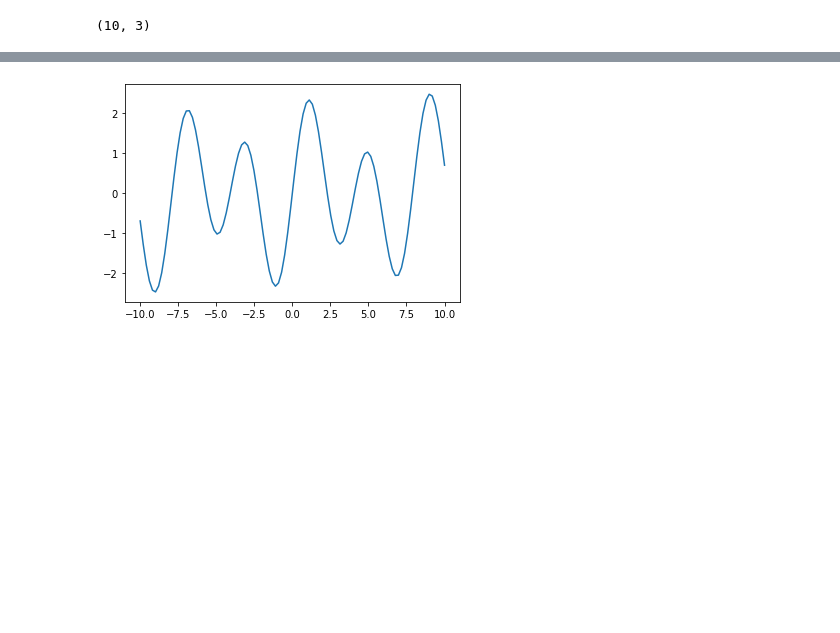
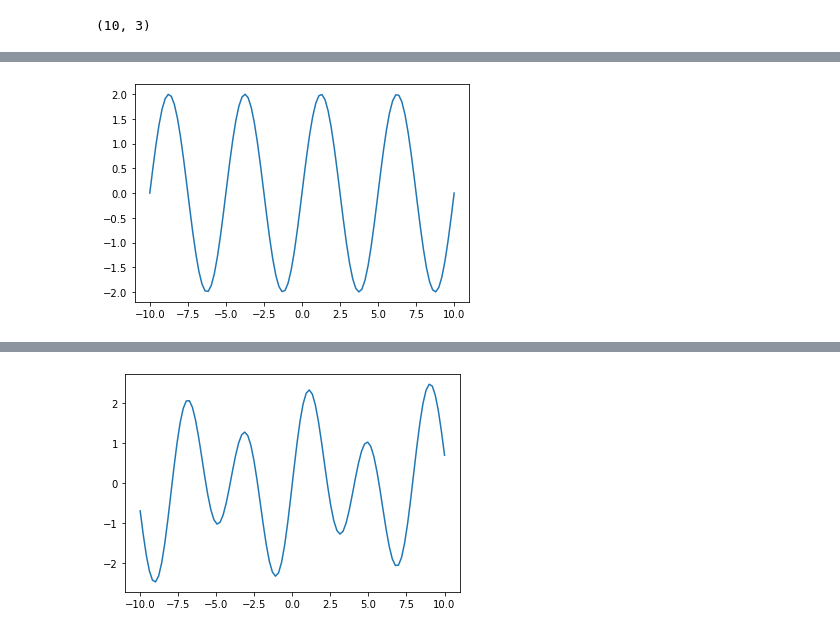
Before and after one commit to samuelzq/python_math, a Jupyter notebook: ch07/chp7.ipynb, the cells around one changed output, grey strips where cells are left out. Cells and saved outputs as stored; diff of their text form; code cells hidden in the pictures; blank space fills up the shorter version.

```diff
--- a/ch07/chp7.ipynb
+++ b/ch07/chp7.ipynb
@@ -108,0 +607,4 @@ plt.show()
+# %%
+x = np.array([[1,2,3], [4,5,6], [7,8,9], [10, 11, 12]])
+v = np.array([1, 0, 1])
+x + v
@@ -108,0 +765,23 @@ plt.show()
+# %%
+class Wave():
+    def __init__(self, amp, wl, v):
+        self.__amp = amp
+        self.__wl = wl
+        self.__v = v
+
+    def get_wave(self, x, t=0):
+        wave = self.__amp * np.sin((2*np.pi/self.__wl)
+                                      * (x - self.__v*t))
+        return wave
+
+    @staticmethod
+    def plot_wave(x, ax, wave):
+        ax.plot(x, wave)
+# %%
+x = np.linspace(-10, 10, 100)
+w1 = Wave(2, 5, 2)
+fig = plt.figure()
+w1.plot_wave(x, plt.gca(), w1.get_wave(x, 0))
+plt.show()
+# %% [output]
+[figure, added]
```
Also changed, not shown: parts of 197 cells of this notebook.
